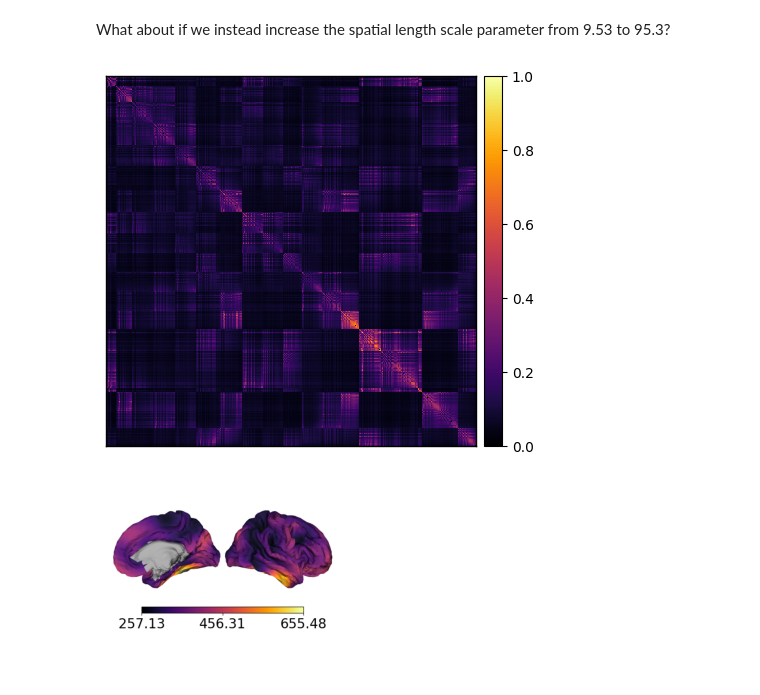
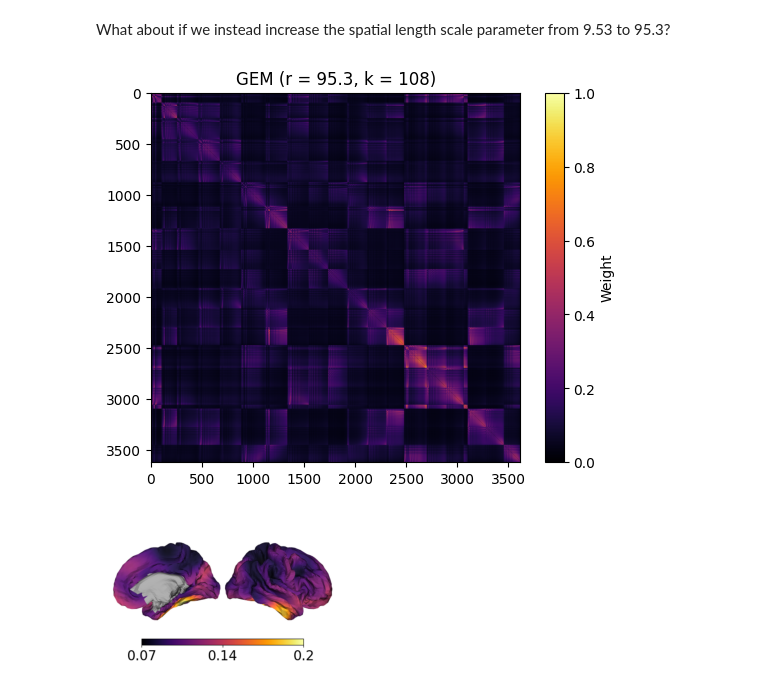
Before and after one commit to magnesium2400/neuromodes, a Jupyter notebook: docs/tutorials/GEM.ipynb, the cells around one changed output. Saved outputs shown, nothing was run; the diff lists cells and outputs as text; code cells hidden in the pictures.

```diff
--- a/docs/tutorials/GEM.ipynb
+++ b/docs/tutorials/GEM.ipynb
@@ -47,5 +49,6 @@ We can also visualise the vertex-averaged connectivity on the cortical surface,
 # %%
-nodal_sc = G.sum(axis=0)
+# Area-weighted mean of each vertex's connections to all other vertices
+vertex_sc = meanw(G, solver.mass)
 
 # Path to surface
 rh_surfpath = files('neuromodes.data') / 'sp-human_tpl-fsLR_den-4k_hemi-R_midthickness.surf.gii'
@@ -53,7 +56,7 @@ rh_surfpath = files('neuromodes.data') / 'sp-human_tpl-fsLR_den-4k_hemi-R_midthi
 with as_file(rh_surfpath) as rh_surfpath:
     plot_surf(
         rh_surfpath,
-        solver.unmask_data(nodal_sc),
+        solver.unmask_data(vertex_sc),
         cmap='inferno',
         cbar=True
     )
@@ -64,12 +67,18 @@ To explore the model further, we can generate another connectome but only use 5
 # %%
 G_k5 = solver.compute_gem(k=5)
 
-plot_heatmap(G_k5, cmap='inferno', cbar=True)
+plt.imshow(G_k5, cmap='inferno')
+plt.colorbar(label='Weight')
+plt.title('GEM (r = 9.53, k = 5)')
+plt.show()
+
+# Vertex SC
+vertex_sc_k5 = meanw(G_k5, solver.mass)
 
 with as_file(rh_surfpath) as rh_surfpath:
     plot_surf(
         rh_surfpath,
-        solver.unmask_data(G_k5.sum(axis=0)),
+        solver.unmask_data(vertex_sc_k5),
         cmap='inferno',
         cbar=True
     )
@@ -81,15 +90,21 @@ What about if we instead increase the spatial length scale parameter from 9.53 t
 # %%
 G_r95 = solver.compute_gem(r=95.3)
 
-plot_heatmap(G_r95, cmap='inferno', cbar=True)
+plt.imshow(G_r95, cmap='inferno')
+plt.colorbar(label='Weight')
+plt.title('GEM (r = 95.3, k = 108)')
+plt.show()
+
+# Vertex SC
+vertex_sc_r95 = meanw(G_r95, solver.mass)
 
 with as_file(rh_surfpath) as rh_surfpath:
     plot_surf(
         rh_surfpath,
-        solver.unmask_data(G_r95.sum(axis=0)),
+        solver.unmask_data(vertex_sc_r95),
         cmap='inferno',
         cbar=True
     )
 # %% [output]
-[figure, old version]
+[figure, new version]
-[figure, old version]
+[figure, new version]
```
Also changed, not shown: parts of 6 cells of this notebook, 19 other files.
